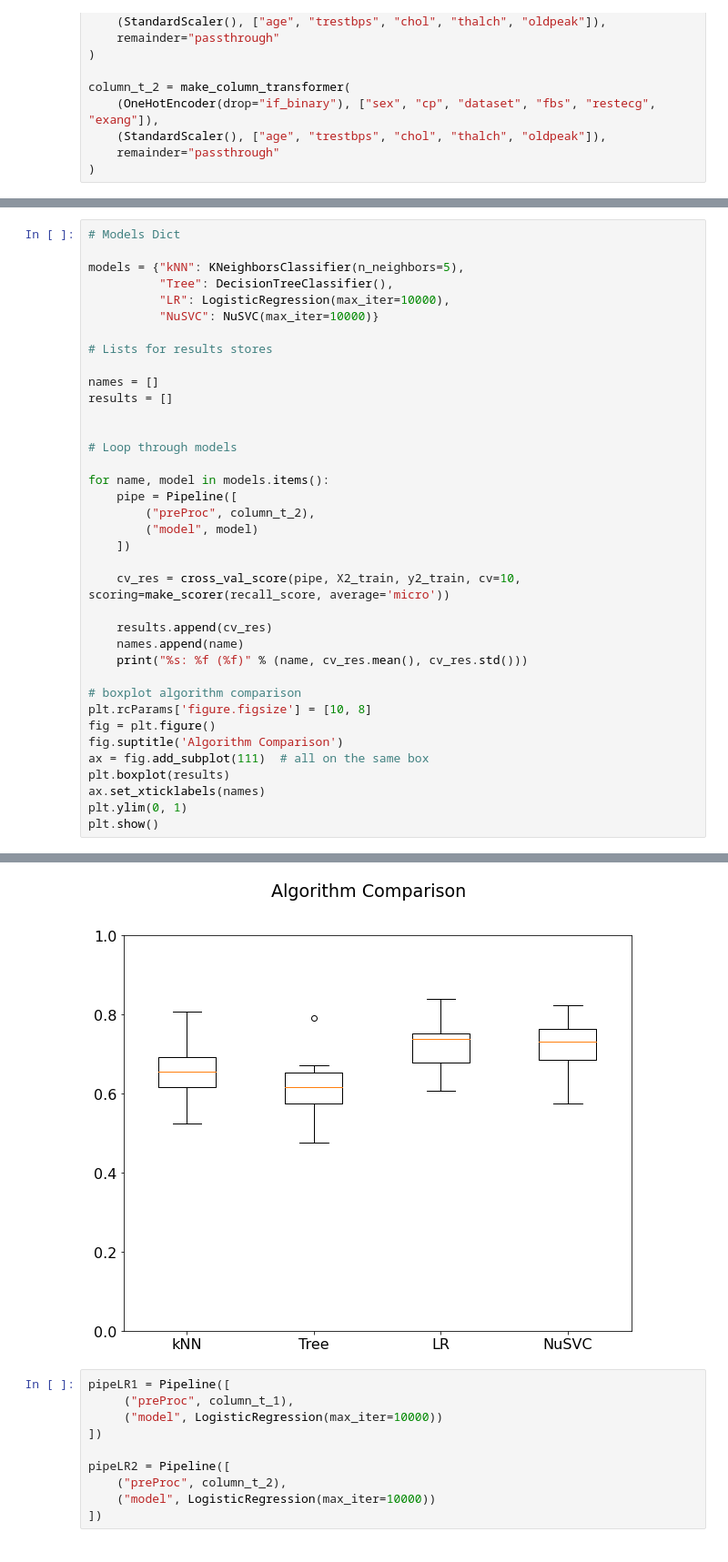
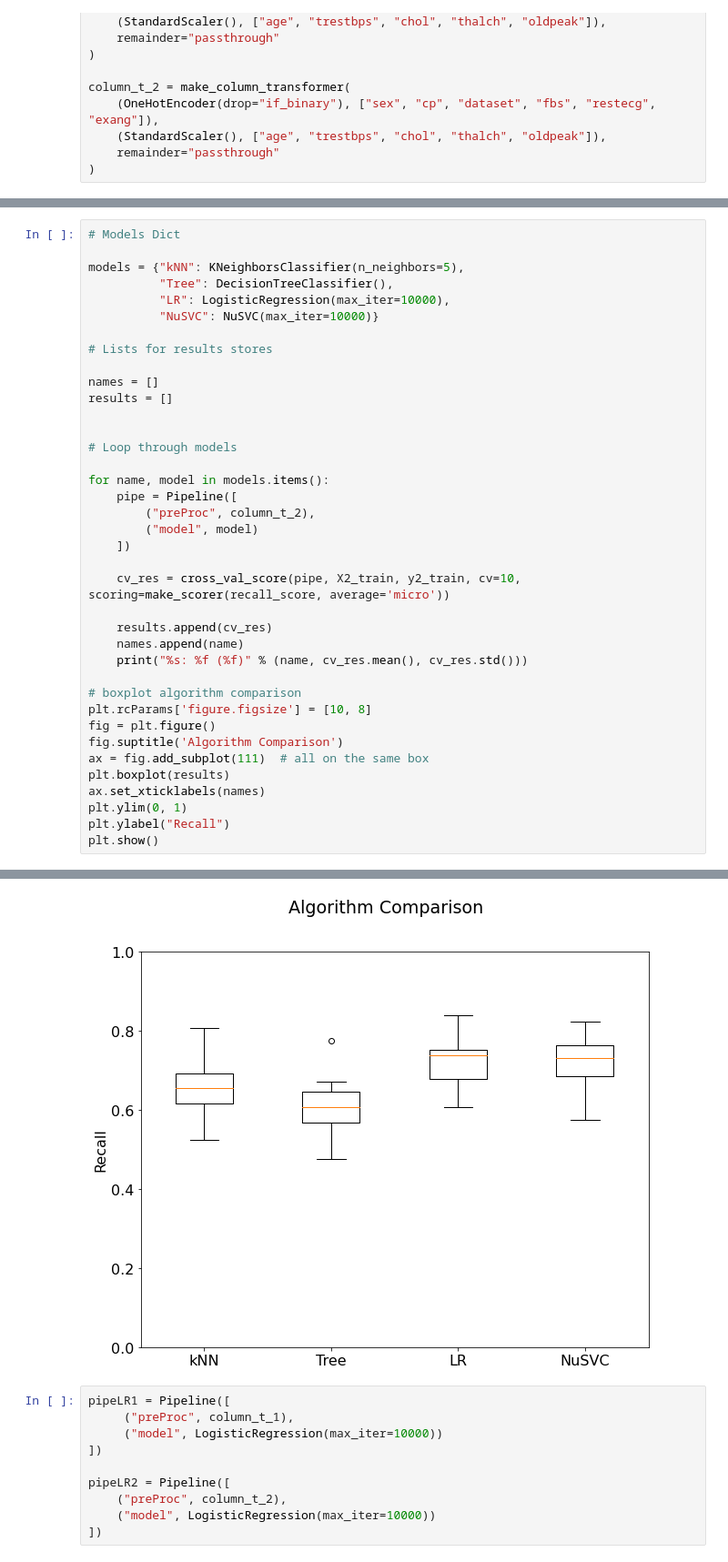
Before and after one commit to m0gr1m/UCI_Heart_Disease, a Jupyter notebook: models.ipynb, the cells around one changed output, grey strips where cells are left out. Shown at 91% size. Drawn from its saved outputs; the diff is of its cells as text.

```diff
--- a/models.ipynb
+++ b/models.ipynb
@@ -160,6 +161,7 @@ ax = fig.add_subplot(111)  # all on the same box
 plt.boxplot(results)
 ax.set_xticklabels(names)
 plt.ylim(0, 1)
+plt.ylabel("Recall")
 plt.show()
 # %% [output]
 kNN: 0.660550 (0.081465)
@@ -167,6 +169,6 @@ Tree: 0.616526 (0.080152)
 LR: 0.720862 (0.062366)
 NuSVC: 0.716023 (0.067862)
-[figure, old version]
+[figure, new version]
 # %%
 pipeLR1 = Pipeline([
      ("preProc", column_t_1),
```
Also changed, not shown: parts of 4 cells of this notebook.
